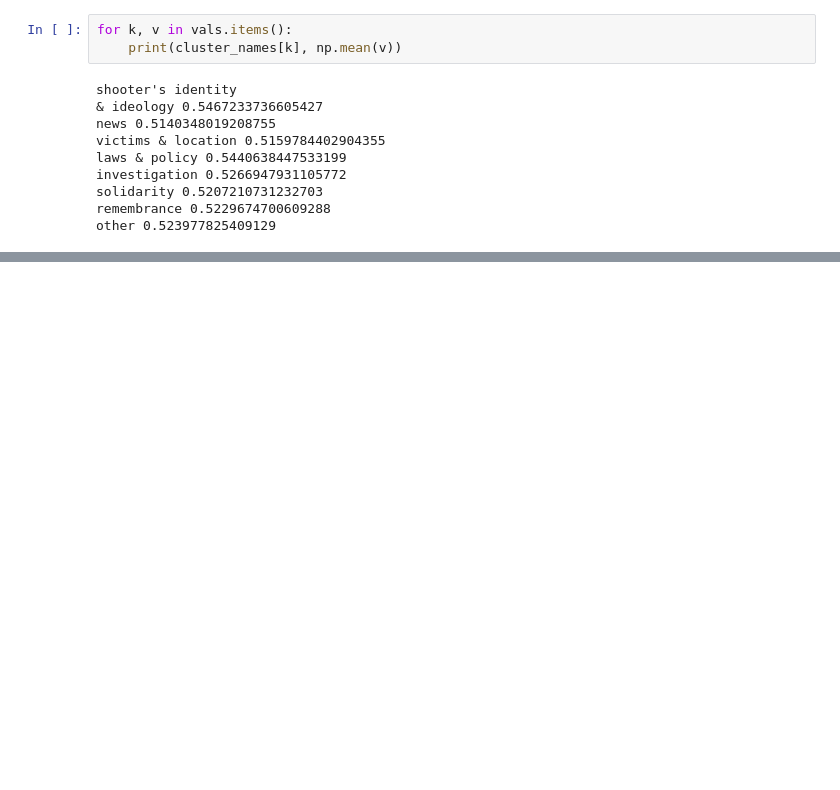
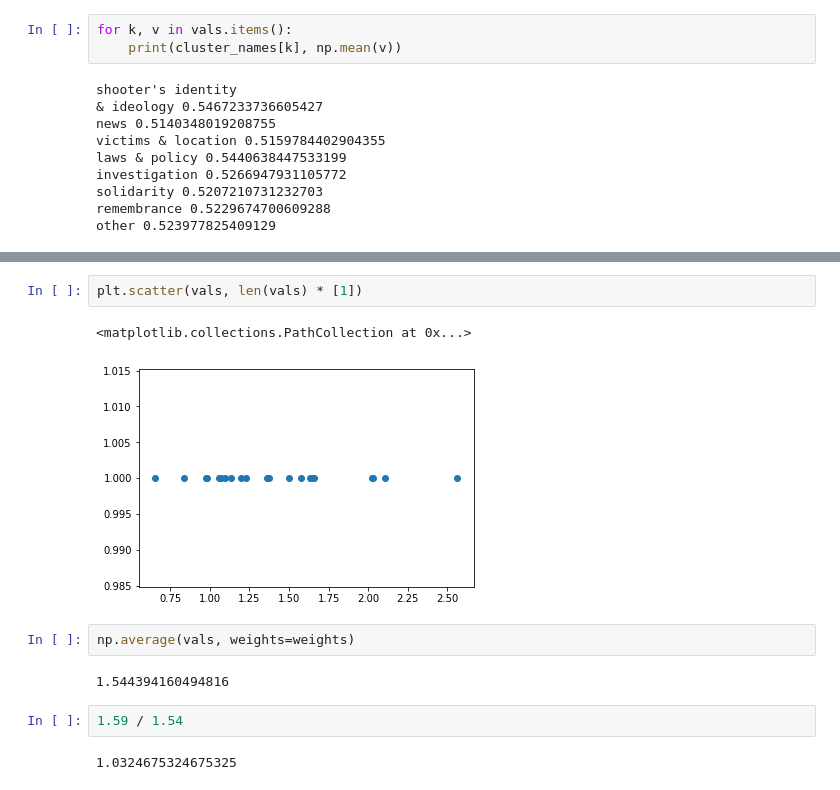
Before and after one commit to ddemszky/framing-twitter, a Jupyter notebook: polarization_measures/plot topic polarization.ipynb, the cells around one changed output, grey strips where cells are left out. Cells and saved outputs as stored; diff of their text form; blank space fills up the shorter version.

```diff
--- a/polarization_measures/plot topic polarization.ipynb
+++ b/polarization_measures/plot topic polarization.ipynb
@@ -353,0 +492,13 @@ other 0.523977825409129
+# %%
+plt.scatter(vals, len(vals) * [1])
+# %% [output]
+<matplotlib.collections.PathCollection at 0x...>
+[figure, added]
+# %%
+np.average(vals, weights=weights)
+# %% [output]
+1.544394160494816
+# %%
+1.59 / 1.54
+# %% [output]
+1.0324675324675325
```
Also changed, not shown: parts of 12 cells of this notebook, 7 other files.
